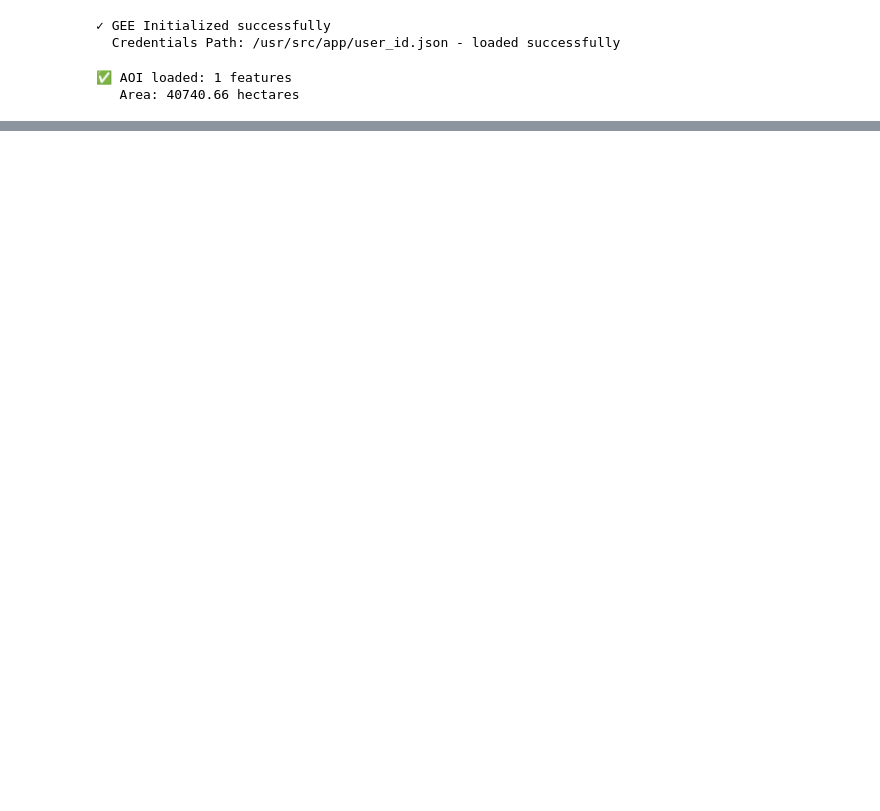
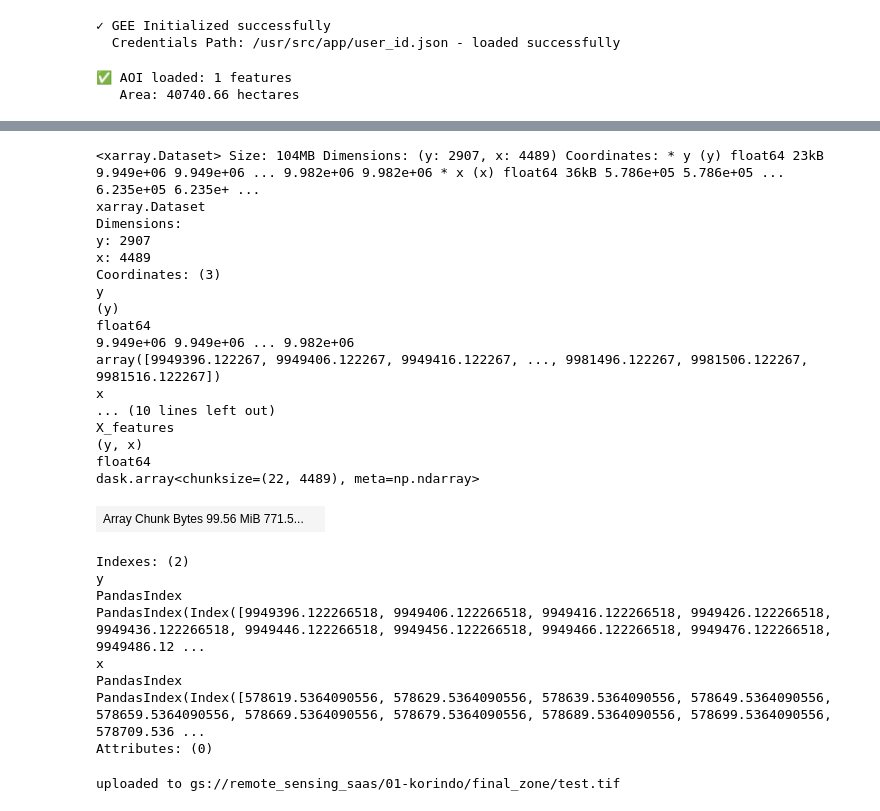
Before and after one commit to miqbalf/gis-carbon-ai, a Jupyter notebook: jupyter/notebooks/02w_merge_historical_current_zone_eligibility.ipynb, the cells around one changed output, grey strips where cells are left out. Cells and saved outputs as stored; diff of their text form; code cells hidden in the pictures; blank space fills up the shorter version.

```diff
--- a/jupyter/notebooks/02w_merge_historical_current_zone_eligibility.ipynb
+++ b/jupyter/notebooks/02w_merge_historical_current_zone_eligibility.ipynb
@@ -317,0 +445,5 @@ pred_labels = [label_map.get(int(c), c) for c in y_pred]
+# %%
+## save data
+zarr_path = 'gs://remote_sensing_saas/01-korindo/tsfresh_model_catboost/ds_features_all_aoi.zarr'
+ds_ml_aoi_tsfresh = load_dataset_zarr(zarr_path)
+print(ds_ml_aoi_tsfresh)
@@ -317,0 +463,71 @@ pred_labels = [label_map.get(int(c), c) for c in y_pred]
+# %%
+import xarray as xr
+import numpy as np
+from rasterio.transform import Affine
+
+
+def unstack_from_ds_sample(ds, var="X_features", crs=None, transform=None, nodata=-9999):
+    """Unstack a sample-based dataset back to y/x grid and return a Dataset."""
+    da = ds[var].assign_coords(
+        x=("sample", ds.coord_x.values),
+        y=("sample", ds.coord_y.values),
+    )
+
+    da_grid = (
+        da
+        .set_index(sample=("y", "x"))
+        .unstack("sample")
+        .rio.set_spatial_dims(x_dim="x", y_dim="y", inplace=False)
+    )
+
+    if crs is not None:
+        da_grid = da_grid.rio.write_crs(crs, inplace=False)
+    if isinstance(transform, Affine):
+        da_grid = da_grid.rio.write_transform(transform, inplace=False)
+
+    return da_grid.to_dataset(name=var)
+
+# Example usage: provide real Affine if available
+grid_ds = unstack_from_ds_sample(
+    ds_ml_aoi_tsfresh,
+    var="X_features",
+    crs=ds_ml_aoi_tsfresh.attrs.get("crs"),
+    transform=None,
+)
+grid_ds
+# %% [output]
+<xarray.Dataset> Size: 104MB Dimensions: (y: 2907, x: 4489) Coordinates: * y (y) float64 23kB 9.949e+06 9.949e+06 ... 9.982e+06 9.982e+06 * x (x) float64 36kB 5.786e+05 5.786e+05 ... 6.235e+05 6.235e+ ...
+xarray.Dataset
+Dimensions:
+y: 2907
+x: 4489
+Coordinates: (3)
+y
+(y)
+float64
+9.949e+06 9.949e+06 ... 9.982e+06
+array([9949396.122267, 9949406.122267, 9949416.122267, ..., 9981496.122267, 9981506.122267, 9981516.122267])
+x
+... (10 lines left out)
+X_features
+(y, x)
+float64
+dask.array<chunksize=(22, 4489), meta=np.ndarray>
+| Array Chunk Bytes 99.56 MiB 771.5... |  |
+Indexes: (2)
+y
+PandasIndex
+PandasIndex(Index([9949396.122266518, 9949406.122266518, 9949416.122266518, 9949426.122266518, 9949436.122266518, 9949446.122266518, 9949456.122266518, 9949466.122266518, 9949476.122266518, 9949486.12 ...
+x
+PandasIndex
+PandasIndex(Index([578619.5364090556, 578629.5364090556, 578639.5364090556, 578649.5364090556, 578659.5364090556, 578669.5364090556, 578679.5364090556, 578689.5364090556, 578699.5364090556, 578709.536 ...
+Attributes: (0)
+# %%
+convert_to_geotiff(
+    grid_ds.rio.write_crs("EPSG:32749", inplace=False).isel(features=0),
+    ["X_features"],
+    gcs_out="gs://remote_sensing_saas/01-korindo/final_zone/test.tif",
+    # extra_attrs={"subtype_zone_map": class_name_map},
+)
+# %% [output]
+uploaded to gs://remote_sensing_saas/01-korindo/final_zone/test.tif
```
Also changed, not shown: parts of 38 cells of this notebook, 4 other files.
